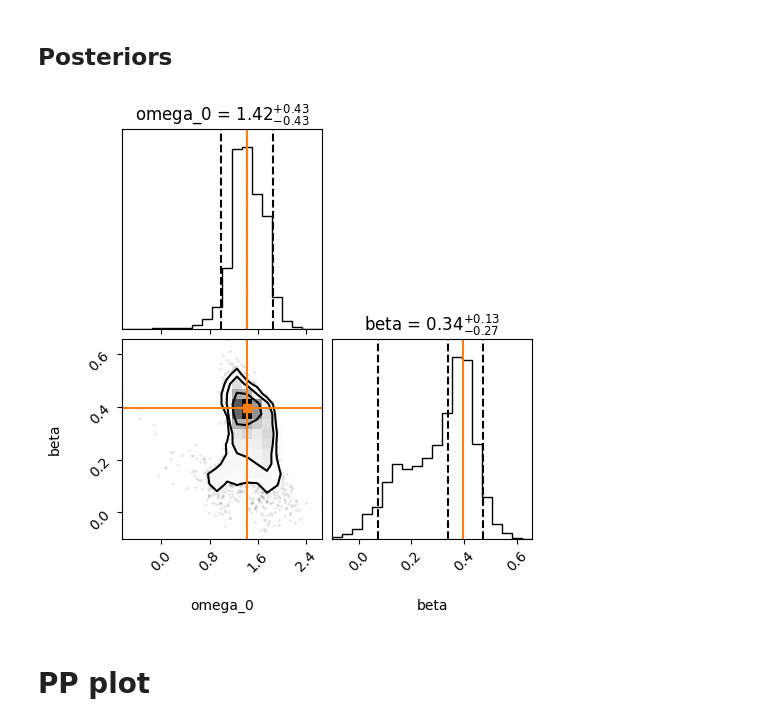
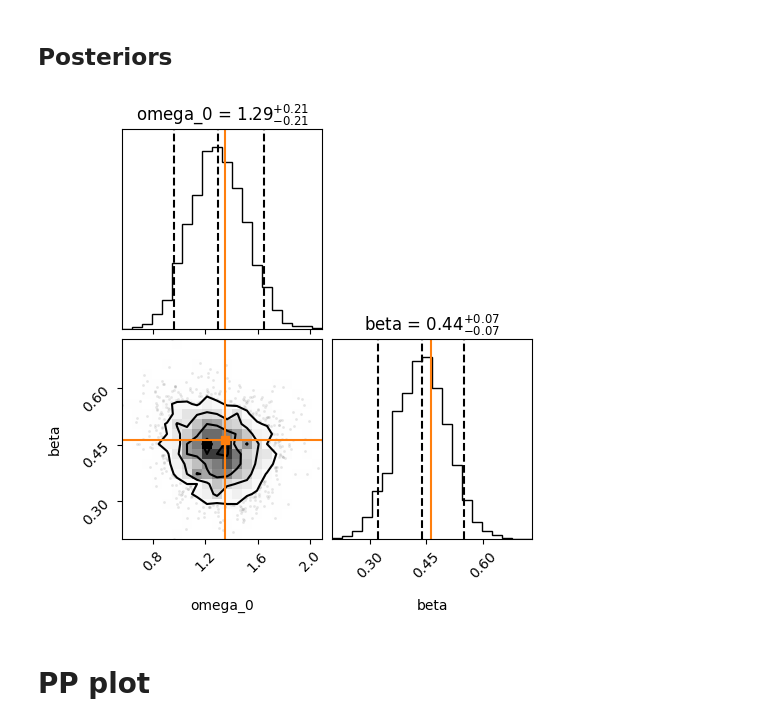
Before and after one commit to ML4GW/summer-projects-2023, a Jupyter notebook: symmetry-informed-flows/notebooks/DampedHarmonicOscillator/damped-harmonic-oscillator-with-similarity-embedding-training.ipynb, the cells around one changed output. Cells and saved outputs as stored; diff of their text form; code cells hidden in the pictures.

```diff
--- a/symmetry-informed-flows/notebooks/DampedHarmonicOscillator/damped-harmonic-oscillator-with-similarity-embedding-training.ipynb
+++ b/symmetry-informed-flows/notebooks/DampedHarmonicOscillator/damped-harmonic-oscillator-with-similarity-embedding-training.ipynb
@@ -851,4 +769,0 @@ from nflows.transforms.coupling import CouplingTransform, UMNNCouplingTransform
-# %%
-# make embeddeding net untrainable
-for name, param in similarity_embedding.named_parameters():
-    param.requires_grad = False
@@ -863,10 +770,34 @@ class EmbeddingNet(nn.Module):
+# %%
+class EmbeddingNet(nn.Module):
+    """Wrapper around the similarity embedding defined above"""
+    def __init__(self, *args, **kwargs):
+        super().__init__(*args, **kwargs)
+        self.representation_net = SimilarityEmbedding(num_hidden_layers_h=2)
+        self.representation_net.load_state_dict(similarity_embedding.state_dict())
+
+        # the expander network is unused and hence don't track gradients
+        for name, param in self.representation_net.named_parameters():
+            if 'expander_layer' in name or 'layers_h' in name or 'final_layer' in name:
+                param.requires_grad = False
+
+        # freeze part of the conv layer of embedding_net
+        for name, param in self.representation_net.named_parameters():
+            if 'layers_f.blocks.0' in name or 'layers_f.blocks.1' in name:
+                param.requires_grad = False
+
+        self.context_layer = nn.Identity()
+
+    def forward(self, x):
+        batch_size, _, dims = x.shape
+        x = x.reshape(batch_size, 1, dims).repeat(1, num_repeats, 1)
+        _, rep = self.representation_net(x)
+        return self.context_layer(rep.reshape(batch_size, num_dim))
 # %%
 num_transforms = 5
-num_blocks = 2
-hidden_features = 10
+num_blocks = 4
+hidden_features = 30
 
-_, rep = similarity_embedding(data_aug)
-context_features = rep.shape[-1]
+context_features = num_dim
 
 base_dist = StandardNormal([2])
 
@@ -882,7 +813,6 @@ for _ in range(num_transforms):
             use_batch_norm=False,
             use_residual_blocks=True,
             dropout_probability=0.01,
-#             integrand_net_layers=[20, 20]
         ),
         RandomPermutation(features=2)
     ]
@@ -976,6 +894,6 @@ scheduler = optim.lr_scheduler.SequentialLR(
 # epoch_number = 0
 # %%
-PATH2 = './damped-harmonic-oscillator-with-similarity-embedding-flow-weights.pth'
+PATH2 = './damped-harmonic-oscillator-with-similarity-embedding-flow-weights.neurips.pth'
 flow.load_state_dict(torch.load(PATH2, map_location=device))
 flow.eval()
 # %% [output]
@@ -1067,12 +997,12 @@ def live_plot_samples(samples, truth):
 # %%
 for idx, (_, theta_test, data_test, data_orig) in enumerate(test_data_loader):
     if idx % 1000 !=0: continue
     with torch.no_grad():
-        samples = flow.sample(3000, context=data_test[0][0].reshape((1, 200)))
-    live_plot_samples(samples.cpu().reshape(3000,2), theta_test[0][0].cpu()[...,0:2])
+        samples = flow.sample(3000, context=data_test[0][0].reshape((1, 1, 200)))
+    live_plot_samples(samples.cpu().reshape(3000, 2), theta_test[0][0].cpu()[..., 0:2])
     plt.show()
 # %% [output]
-[figure, old version]
+[figure, new version]
 # %% [markdown]
 # PP plot
 # %%
```
Also changed, not shown: parts of 72 cells of this notebook, 9 other files.
